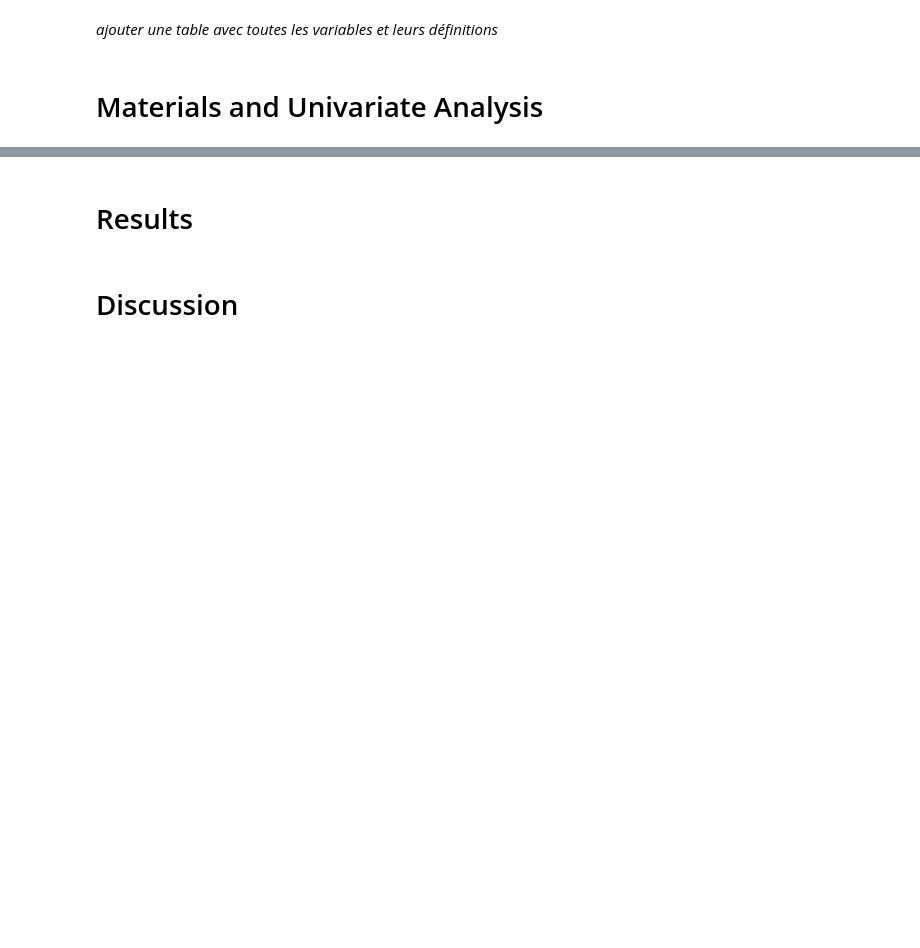
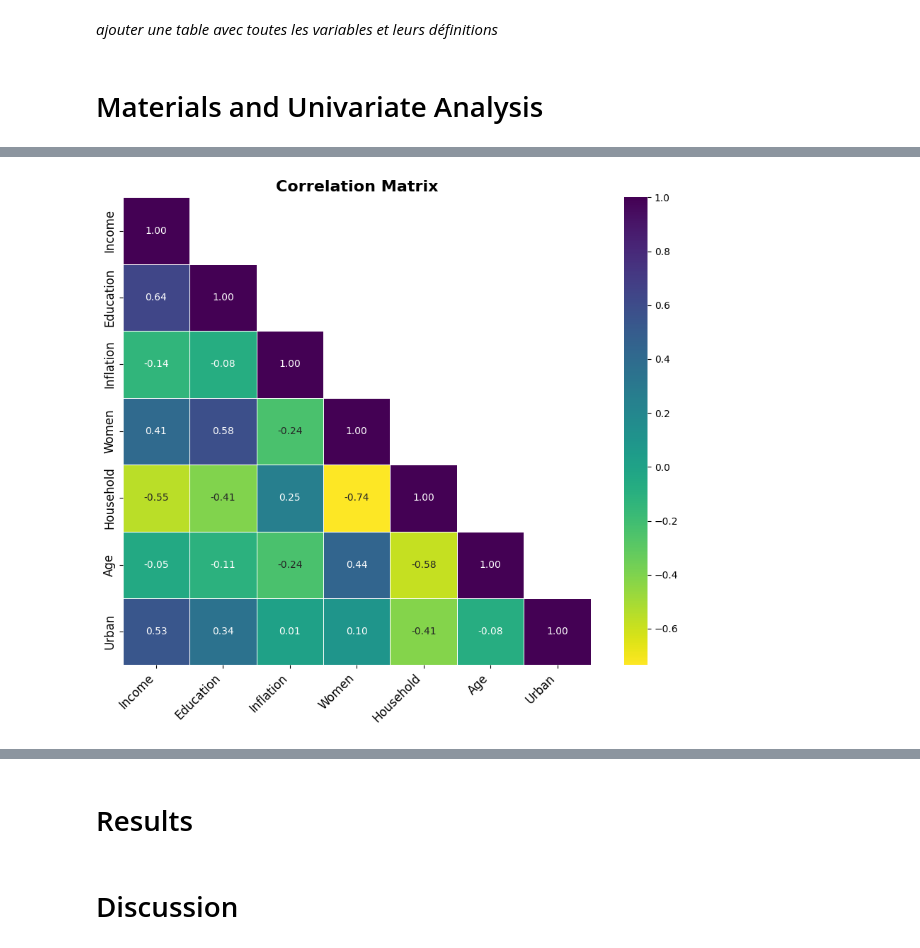
Before and after one commit to ChacoGolden/Stat-Data-Science, a Jupyter notebook: Otter_Final.ipynb, the cells around one changed output, grey strips where cells are left out. Saved outputs shown, nothing was run; the diff lists cells and outputs as text; code cells hidden in the pictures; blank space fills up the shorter version.

```diff
--- a/Otter_Final.ipynb
+++ b/Otter_Final.ipynb
@@ -17,0 +25,2 @@ Plan - Roadmap pour tt le monde
+# %%
+merged_data = pd.read_csv('https://raw.githubusercontent.com/ChacoGolden/Stat-Data-Science/refs/heads/main/Panel_Data_Inc_Edu_Infl_Wm_Hh_Age_Urb.csv')
@@ -60,0 +81,30 @@ statistical specifications used follow the structure: *EQUATION*, where *W*.
+# %%
+# Select the control variables
+controls = merged_data[['Income', 'Education', 'Inflation', 'Women', 'Household', 'Age', 'Urban']]
+
+# Compute the correlation matrix
+correlation_matrix = controls.corr()
+
+# Create a mask for the upper triangle, excluding the diagonal
+mask = np.triu(np.ones_like(correlation_matrix, dtype=bool), k=1)
+
+# Create a heatmap with the reversed color scale and mask
+plt.figure(figsize=(10, 8))
+sns.heatmap(
+    correlation_matrix,
+    mask=mask,  # Mask the upper triangle but keep the diagonal
+    annot=True,
+    fmt='.2f',
+    cmap='viridis_r',  # Reversed color scale
+    cbar=True,
+    square=True,
+    linewidths=0.5,  # Adds light grid lines for visual separation
+    annot_kws={"size": 10}  # Annotation text size
+)
+plt.title('Correlation Matrix', fontsize=16, weight='bold')
+plt.xticks(rotation=45, ha='right', fontsize=12)
+plt.yticks(fontsize=12)
+plt.tight_layout()
+plt.show()
+# %% [output]
+[figure, added]
```
Also changed, not shown: parts of 5 cells of this notebook.
